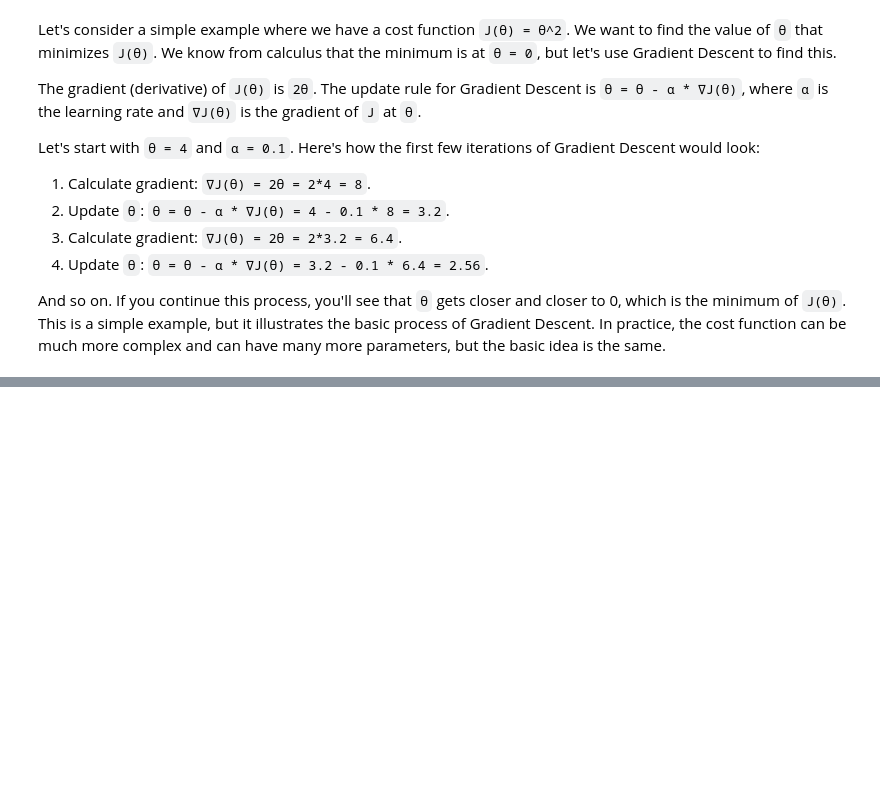
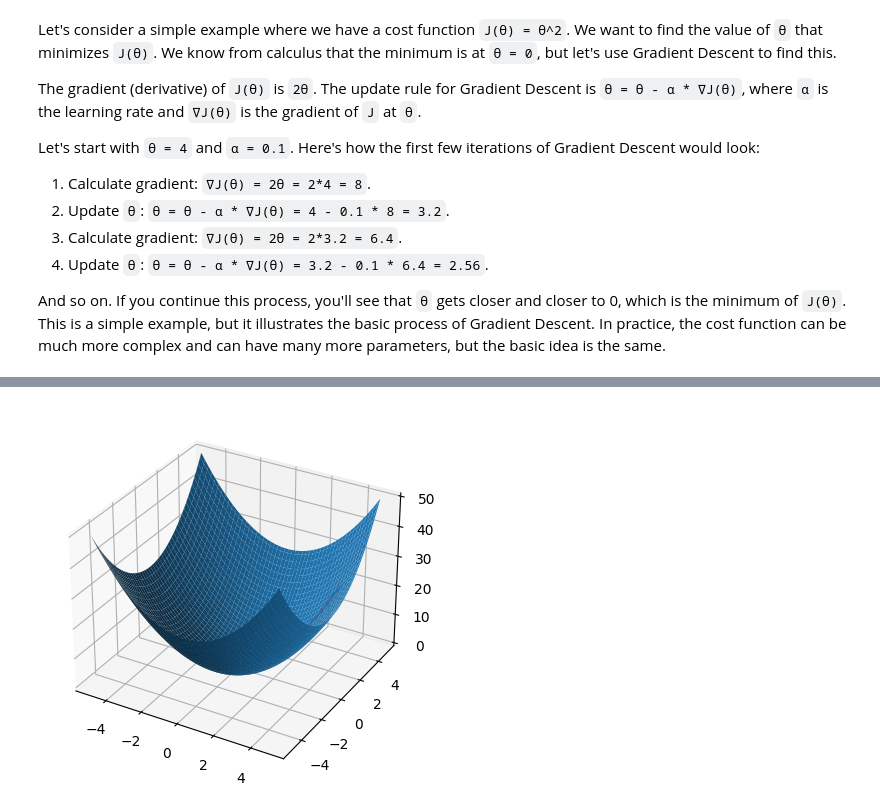
Before and after one commit to Ahmad10Raza/MindsForge-Unveiling-the-World-of-ML-Deep-Learning-and-Data, a Jupyter notebook: Machine Learnings/04. Cost Function/05. Reduction Of Cost Function /01. Gradient Descent.ipynb, the cells around one changed output, grey strips where cells are left out. Cells and saved outputs as stored; diff of their text form; code cells hidden in the pictures; blank space fills up the shorter version.

```diff
--- a/Machine Learnings/04. Cost Function/05. Reduction Of Cost Function /01. Gradient Descent.ipynb
+++ b/Machine Learnings/04. Cost Function/05. Reduction Of Cost Function /01. Gradient Descent.ipynb
@@ -88,0 +103,34 @@ And so on. If you continue this process, you'll see that `θ` gets closer and cl
+# %%
+import numpy as np
+import matplotlib.pyplot as plt
+from mpl_toolkits.mplot3d import Axes3D
+
+# Create a grid of (θ1, θ2) parameter pairs and their corresponding cost
+theta1 = np.linspace(-5, 5, 100)
+theta2 = np.linspace(-5, 5, 100)
+Theta1, Theta2 = np.meshgrid(theta1, theta2)
+Cost = Theta1**2 + Theta2**2
+
+# Plot the cost function
+fig = plt.figure()
+ax = fig.add_subplot(111, projection='3d')
+ax.plot_surface(Theta1, Theta2, Cost)
+
+# Initialize parameters and learning rate
+theta = np.array([4., 3.])
+alpha = 0.1
+
+# Perform Gradient Descent
+path = [theta]
+for _ in range(1000):
+    gradient = 2 * theta  # Gradient of θ1^2 + θ2^2
+    theta = theta - alpha * gradient
+    path.append(theta)
+
+# Convert path to array and plot it on the cost function
+path = np.array(path)
+ax.plot(path[:, 0], path[:, 1], path[:, 0]**2 + path[:, 1]**2, 'r')
+
+plt.show()
+# %% [output]
+[figure, added]
```
Also changed, not shown: parts of 39 cells of this notebook, 2 other files.
